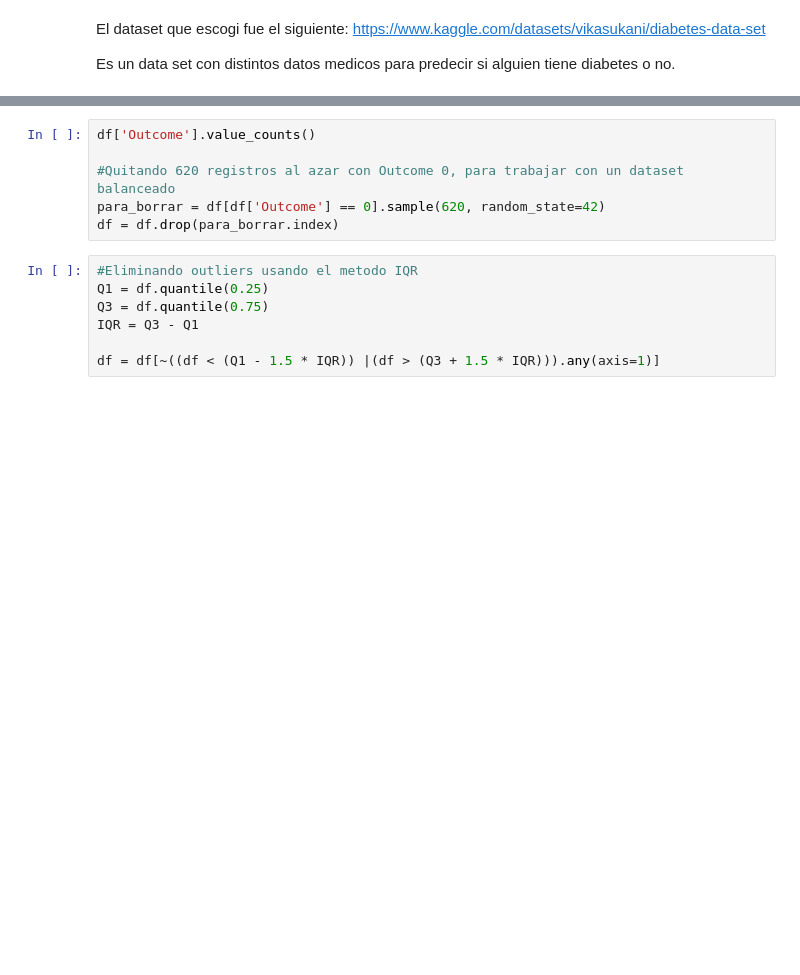
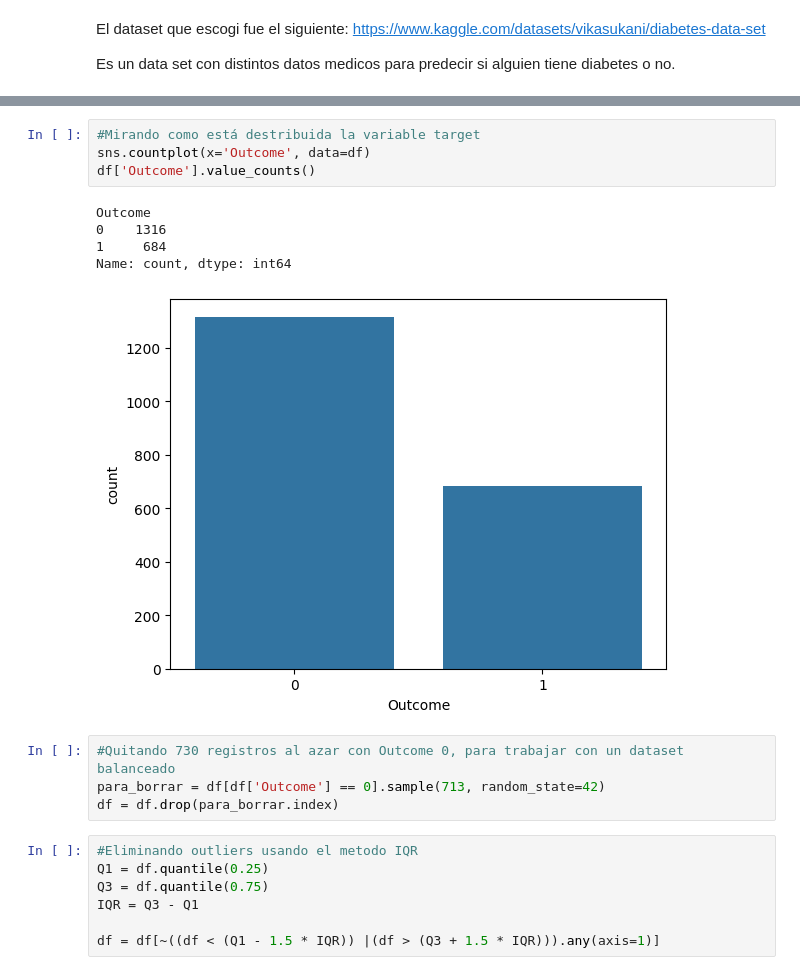
Before and after one commit to simonrod2404/TalentoTech, a Jupyter notebook: Regresión_logística_(clasificación).ipynb, the cells around one changed output, grey strips where cells are left out. Cells and saved outputs as stored; diff of their text form; blank space fills up the shorter version.

```diff
--- a/Regresión_logística_(clasificación).ipynb
+++ b/Regresión_logística_(clasificación).ipynb
@@ -36,8 +44,16 @@ Drive already mounted at /content/drive/; to attempt to forcibly remount, call d
+# %%
+#Mirando como está destribuida la variable target
+sns.countplot(x='Outcome', data=df)
+df['Outcome'].value_counts()
+# %% [output]
+Outcome
+0    1316
+1     684
+Name: count, dtype: int64
+[figure, added]
 # %%
-df['Outcome'].value_counts()
-
-#Quitando 620 registros al azar con Outcome 0, para trabajar con un dataset balanceado
-para_borrar = df[df['Outcome'] == 0].sample(620, random_state=42)
+#Quitando 730 registros al azar con Outcome 0, para trabajar con un dataset balanceado
+para_borrar = df[df['Outcome'] == 0].sample(713, random_state=42)
 df = df.drop(para_borrar.index)
 # %%
 #Eliminando outliers usando el metodo IQR
```
Also changed, not shown: parts of 16 cells of this notebook, 1 other file.
